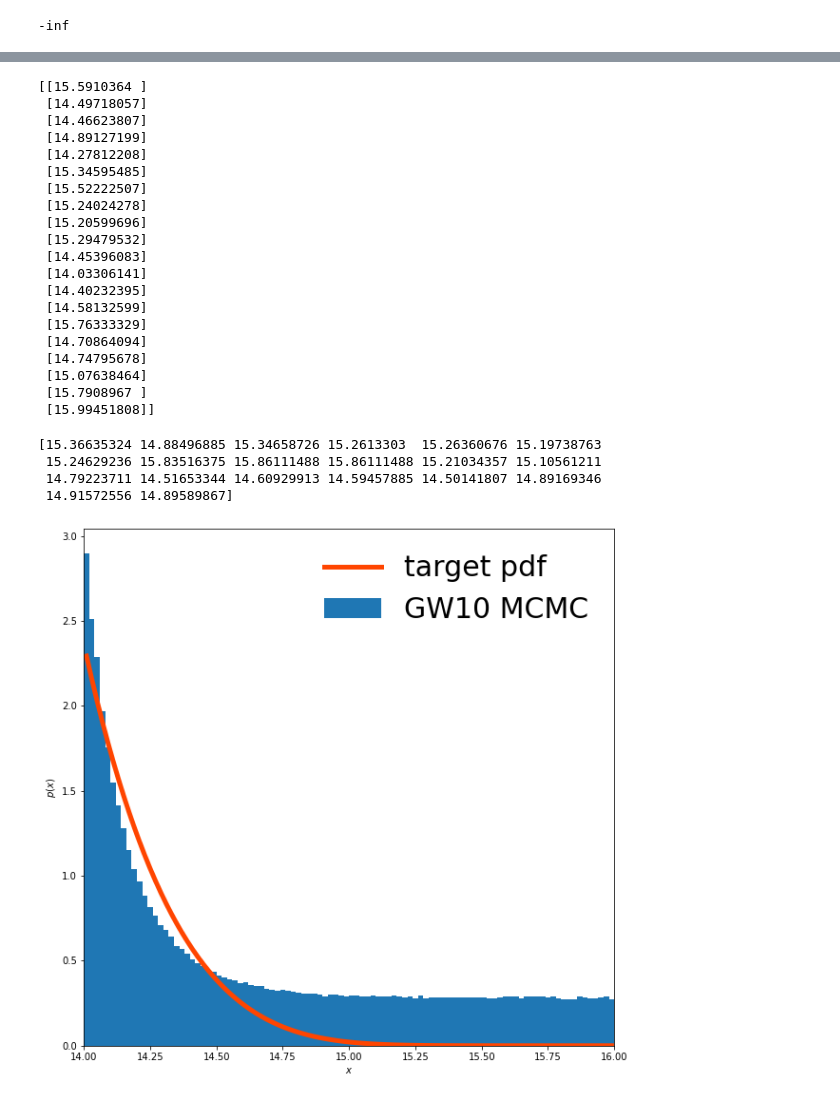
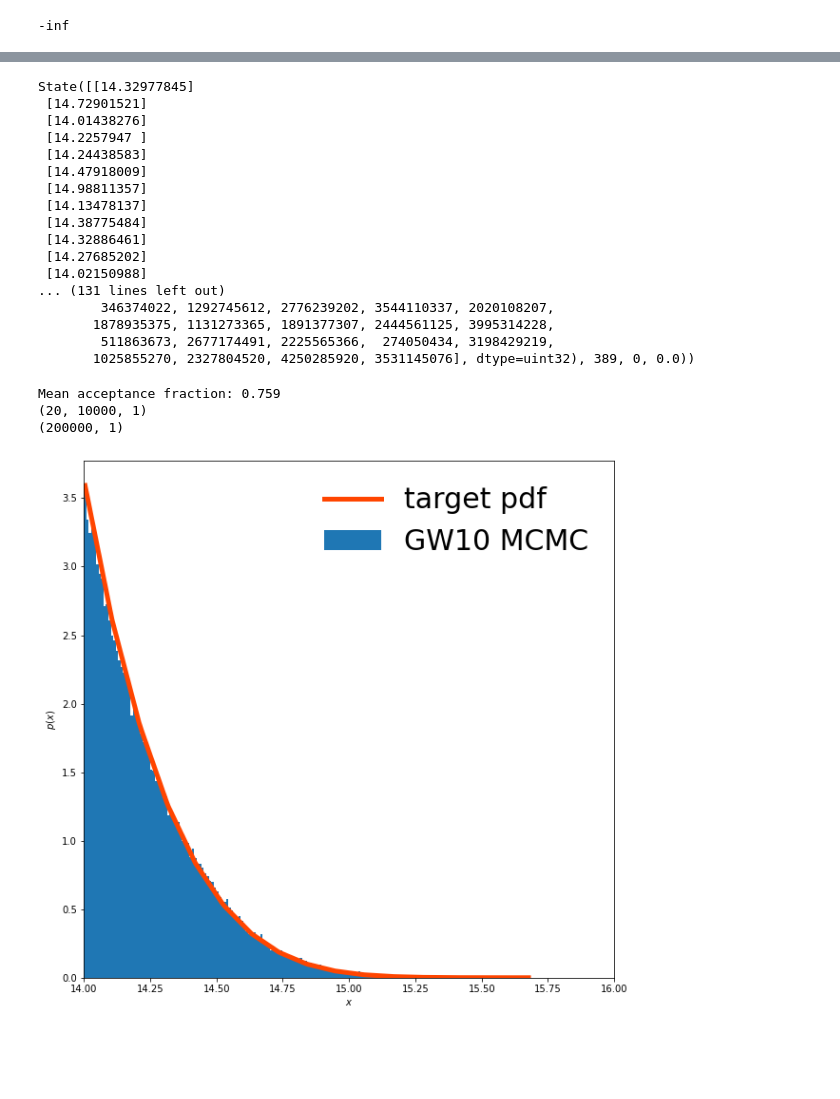
Before and after one commit to deepskies/DeepSZSim, a Jupyter notebook: mass_sampling.ipynb, the cells around one changed output, grey strips where cells are left out. Drawn from its saved outputs; the diff is of its cells as text; code cells hidden in the pictures; blank space fills up the shorter version.

Commit message:
change lnpo to ln based, code working fine now

```diff
--- a/mass_sampling.ipynb
+++ b/mass_sampling.ipynb
@@ -92,7 +93,7 @@ print(-np.inf)
 def lnpo(mass):
     if (mass < 14) or (mass > 16):
       return -np.inf
-    return itp_mfunc(mass)
+    return math.log(test_fun(mass))
 # %%
 !pip install emcee
 import emcee
@@ -145,36 +149,35 @@ random_arr = np.array(randomlist)
 ndim, nwalkers = 1, 20
 
 p0 = random_arr.reshape((nwalkers, ndim))
-print(p0)
-sampler = emcee.EnsembleSampler(nwalkers, ndim, lnpo)
-sampler.run_mcmc(p0, 50000)
-chain = sampler.chain
+samplera = emcee.EnsembleSampler(nwalkers, ndim, lnpo)
+pos, prob, state = samplera.run_mcmc(p0, 25000)
+samplera.reset()
+samplera.run_mcmc(pos, 10000)
 # %% [output]
-[[15.5910364 ]
- [14.49718057]
- [14.46623807]
- [14.89127199]
- [14.27812208]
- [15.34595485]
- [15.52222507]
- [15.24024278]
- [15.20599696]
- [15.29479532]
- [14.45396083]
- [14.03306141]
- [14.40232395]
- [14.58132599]
- [15.76333329]
- [14.70864094]
- [14.74795678]
- [15.07638464]
- [15.7908967 ]
- [15.99451808]]
+State([[14.32977845]
+ [14.72901521]
+ [14.01438276]
+ [14.2257947 ]
+ [14.24438583]
+ [14.47918009]
+ [14.98811357]
+ [14.13478137]
+ [14.38775484]
+ [14.32886461]
+ [14.27685202]
+ [14.02150988]
+... (131 lines left out)
+        346374022, 1292745612, 2776239202, 3544110337, 2020108207,
+       1878935375, 1131273365, 1891377307, 2444561125, 3995314228,
+        511863673, 2677174491, 2225565366,  274050434, 3198429219,
+       1025855270, 2327804520, 4250285920, 3531145076], dtype=uint32), 389, 0, 0.0))
-# %%
-flattened = chain.flatten()
-print(flattened[:20])
-# %% [output]
-[15.36635324 14.88496885 15.34658726 15.2613303  15.26360676 15.19738763
- 15.24629236 15.83516375 15.86111488 15.86111488 15.21034357 15.10561211
- 14.79223711 14.51653344 14.60929913 14.59457885 14.50141807 14.89169346
- 14.91572556 14.89589867]
+# %%
+print("Mean acceptance fraction: {0:.3f}"
+                .format(np.mean(samplera.acceptance_fraction)))
+print(samplera.chain.shape)
+chain = samplera.chain[:, :, :].reshape((-1, ndim))
+print(chain.shape)
+# %% [output]
+Mean acceptance fraction: 0.759
+(20, 10000, 1)
+(200000, 1)
@@ -181,4 +190,4 @@ print(flattened[:20])
 # %%
-plot_pdf(chain.flatten(), func=itp_mfunc, xlims=[14,16], ylog=False, bins='auto', label='GW10 MCMC', figsize = 10)
+plot_pdf(chain.flatten(), func=test_fun, xlims=[14,16], ylog=False, bins='auto', label='GW10 MCMC', figsize = 10)
 # %% [output]
-[figure, old version]
+[figure, new version]
```
Also changed, not shown: parts of 6 cells of this notebook.
